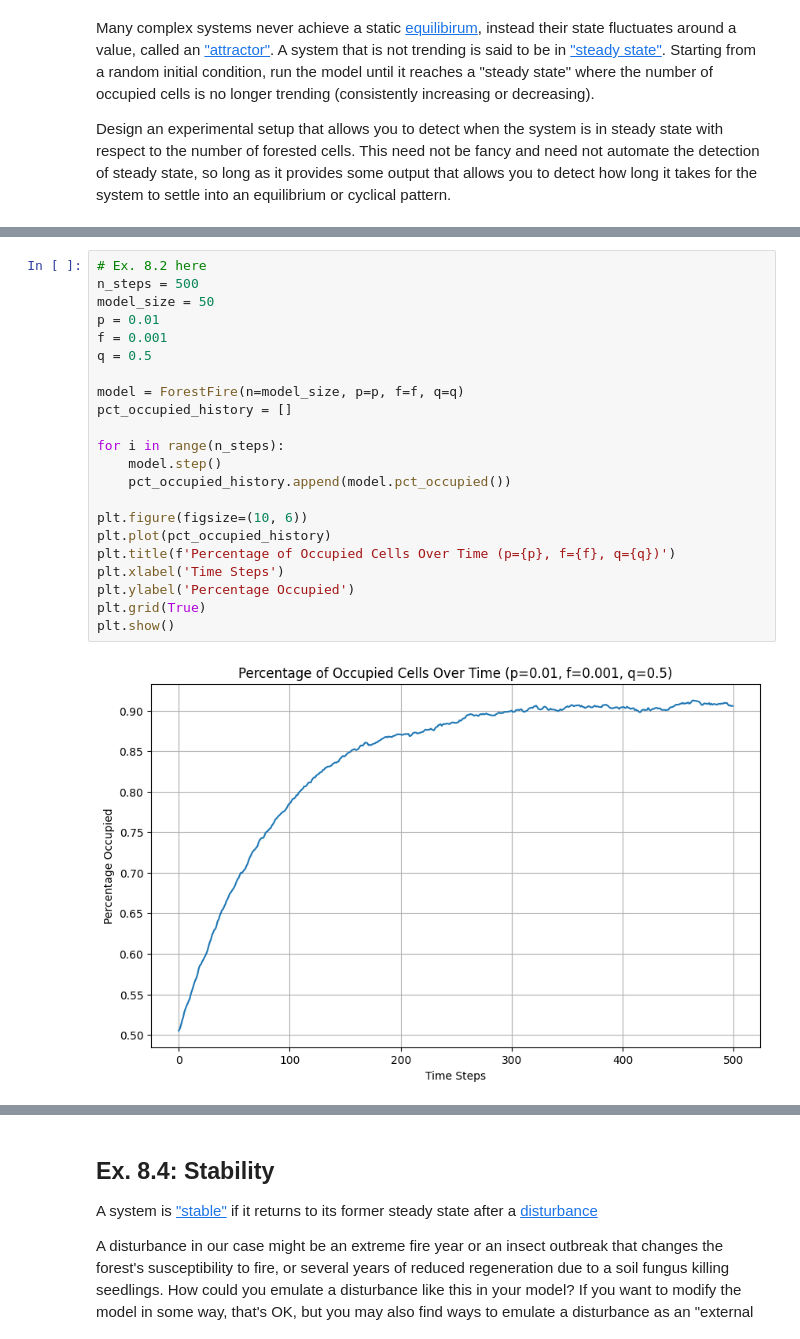
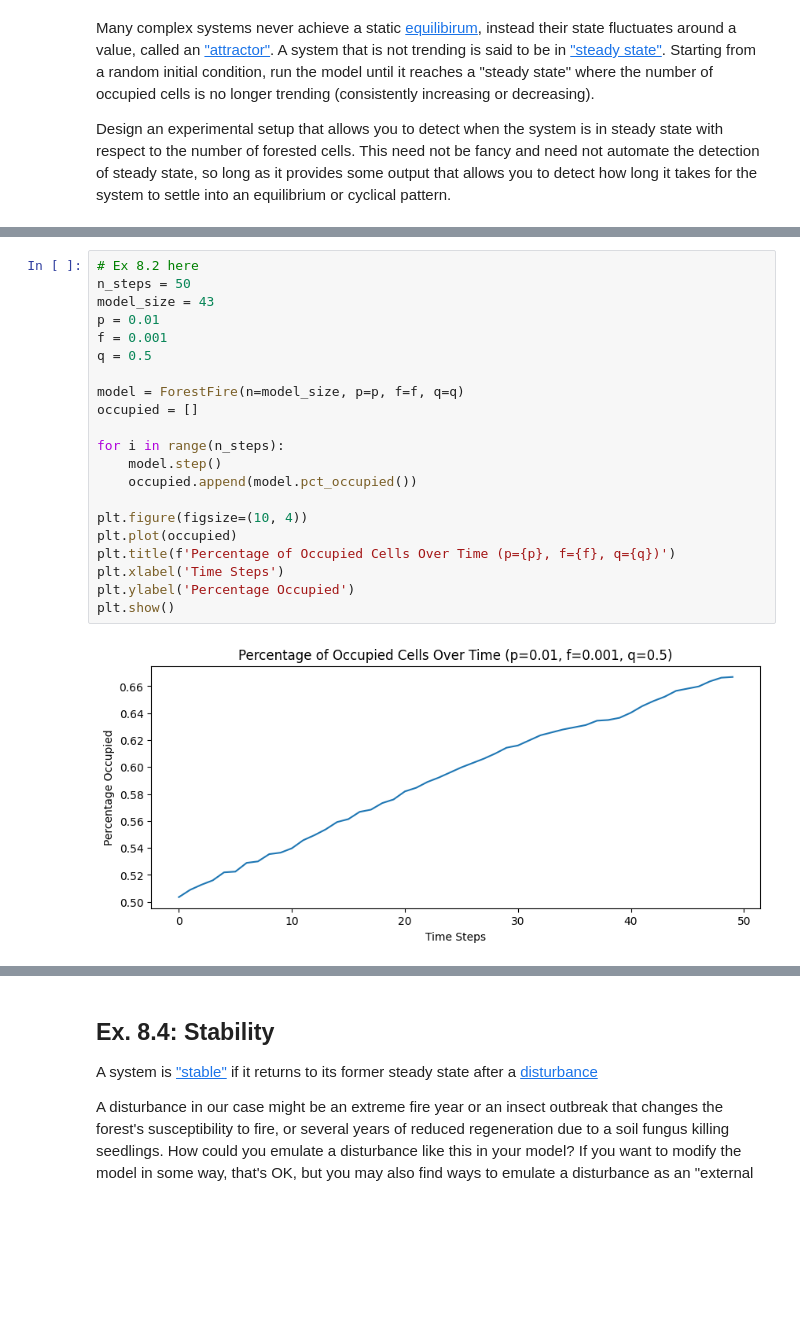
Before and after one commit to nikag2006/cap-comp215, a Jupyter notebook: labs/lab07-10-fire.ipynb, the cells around one changed output, grey strips where cells are left out. Saved outputs shown, nothing was run; the diff lists cells and outputs as text; blank space fills up the shorter version.

```diff
--- a/labs/lab07-10-fire.ipynb
+++ b/labs/lab07-10-fire.ipynb
@@ -331,27 +319,26 @@ stab(steady,occupied)
 # %%
-# Ex. 8.2 here
-n_steps = 500
-model_size = 50
+# Ex 8.2 here
+n_steps = 50
+model_size = 43
 p = 0.01
 f = 0.001
 q = 0.5
 
 model = ForestFire(n=model_size, p=p, f=f, q=q)
-pct_occupied_history = []
+occupied = []
 
 for i in range(n_steps):
     model.step()
-    pct_occupied_history.append(model.pct_occupied())
+    occupied.append(model.pct_occupied())
 
-plt.figure(figsize=(10, 6))
-plt.plot(pct_occupied_history)
+plt.figure(figsize=(10, 4))
+plt.plot(occupied)
 plt.title(f'Percentage of Occupied Cells Over Time (p={p}, f={f}, q={q})')
 plt.xlabel('Time Steps')
 plt.ylabel('Percentage Occupied')
-plt.grid(True)
 plt.show()
 # %% [output]
-[figure, old version]
+[figure, new version]
 # %% [markdown]
 ### Question 8.3:
 Starting with a uniform random landscape, $q$ = 0.5, find the steady state proportion of forested cells of this system for 3 different combinations of $p$ and $f$, and the approx. number of time steps required to reach steady state.
```
Also changed, not shown: parts of 10 cells of this notebook.
